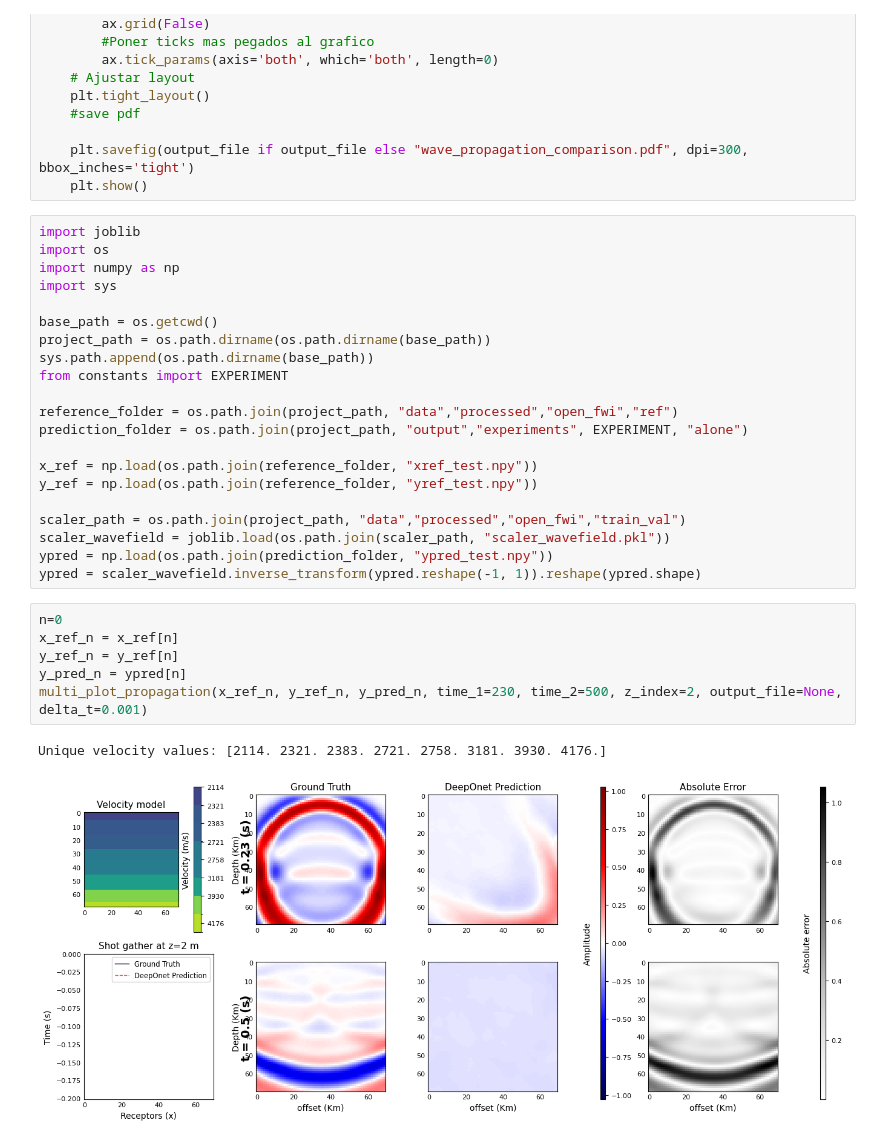
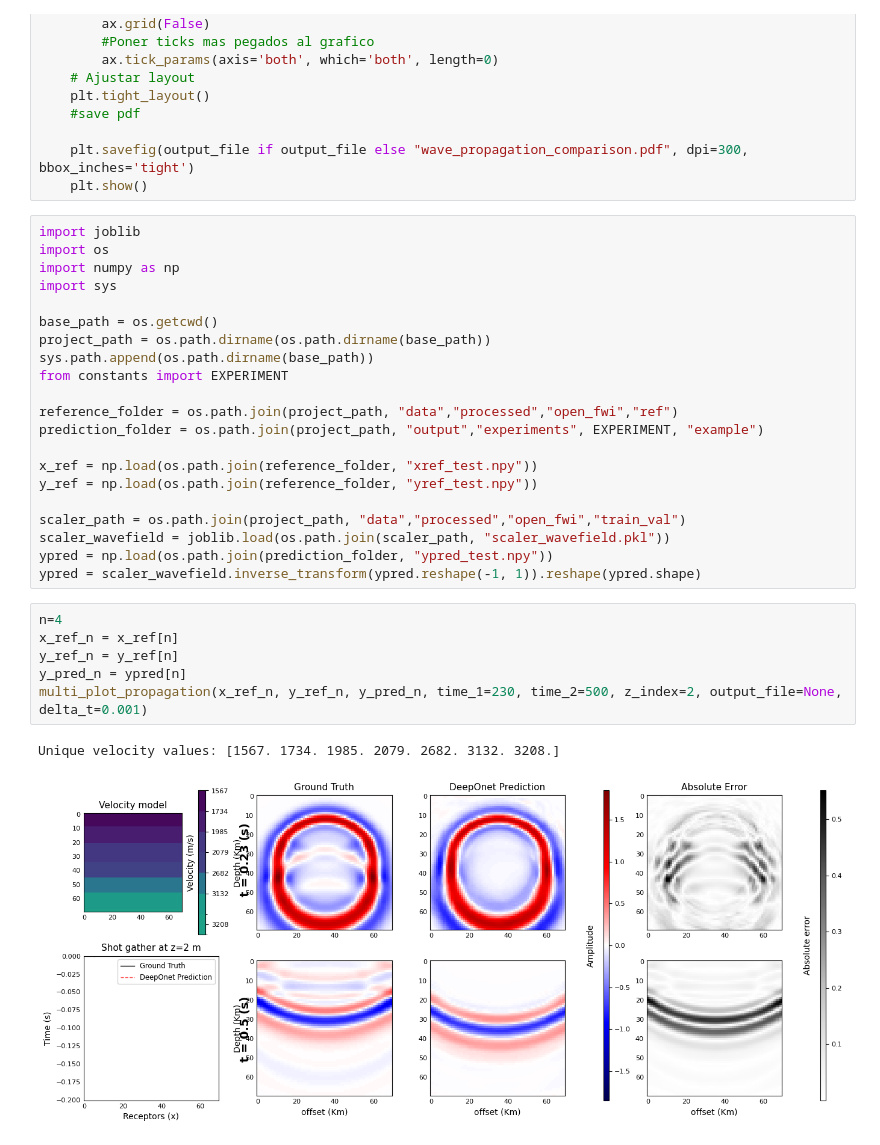
Before and after one commit to Konat23/DeepONet_AWP, a Jupyter notebook: src/05_results_review/main_review.ipynb, the cells around one changed output. Drawn from its saved outputs; the diff is of its cells as text.

Commit message:
paper example

```diff
--- a/src/05_results_review/main_review.ipynb
+++ b/src/05_results_review/main_review.ipynb
@@ -387,7 +390,7 @@ sys.path.append(os.path.dirname(base_path))
 from constants import EXPERIMENT
 
 reference_folder = os.path.join(project_path, "data","processed","open_fwi","ref")
-prediction_folder = os.path.join(project_path, "output","experiments", EXPERIMENT, "alone")
+prediction_folder = os.path.join(project_path, "output","experiments", EXPERIMENT, "example")
 
 x_ref = np.load(os.path.join(reference_folder, "xref_test.npy"))
 y_ref = np.load(os.path.join(reference_folder, "yref_test.npy"))
@@ -397,11 +400,11 @@ scaler_wavefield = joblib.load(os.path.join(scaler_path, "scaler_wavefield.pkl")
 ypred = np.load(os.path.join(prediction_folder, "ypred_test.npy"))
 ypred = scaler_wavefield.inverse_transform(ypred.reshape(-1, 1)).reshape(ypred.shape)
 # %%
-n=0
+n=4
 x_ref_n = x_ref[n]
 y_ref_n = y_ref[n]
 y_pred_n = ypred[n]
 multi_plot_propagation(x_ref_n, y_ref_n, y_pred_n, time_1=230, time_2=500, z_index=2, output_file=None, delta_t=0.001)
 # %% [output]
-Unique velocity values: [2114. 2321. 2383. 2721. 2758. 3181. 3930. 4176.]
+Unique velocity values: [1567. 1734. 1985. 2079. 2682. 3132. 3208.]
-[figure, old version]
+[figure, new version]
```
Also changed, not shown: parts of 4 cells of this notebook, 1 other file.
